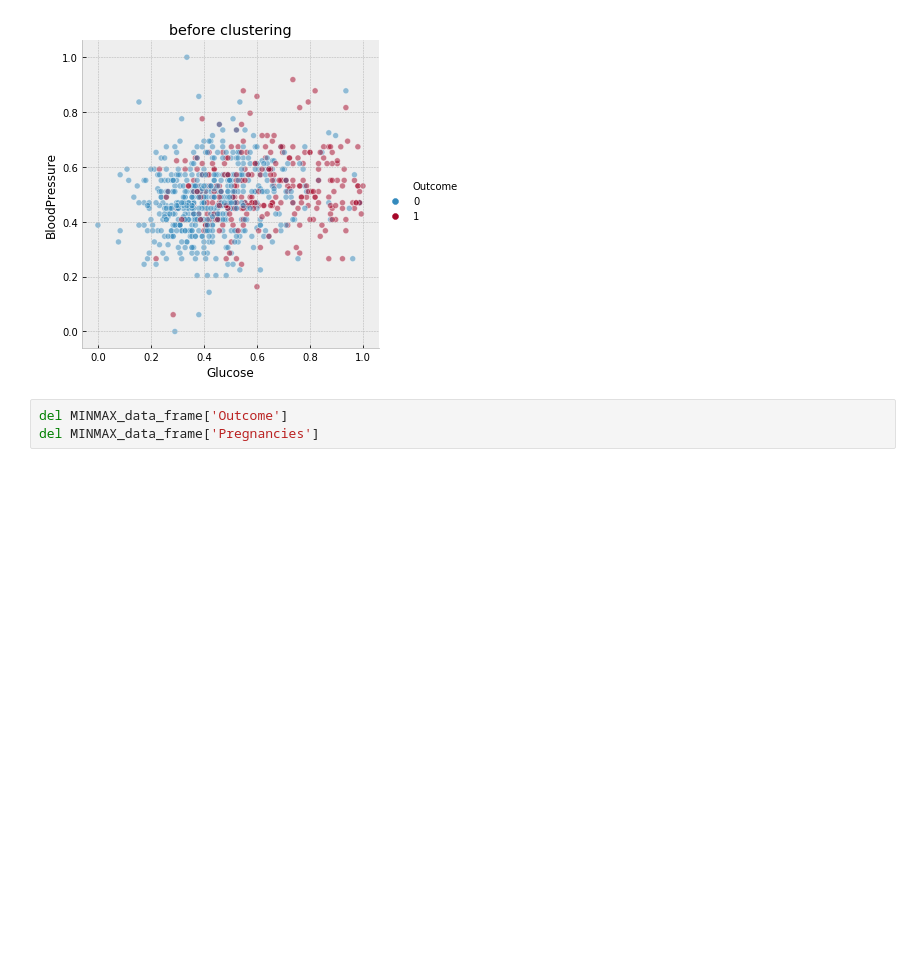
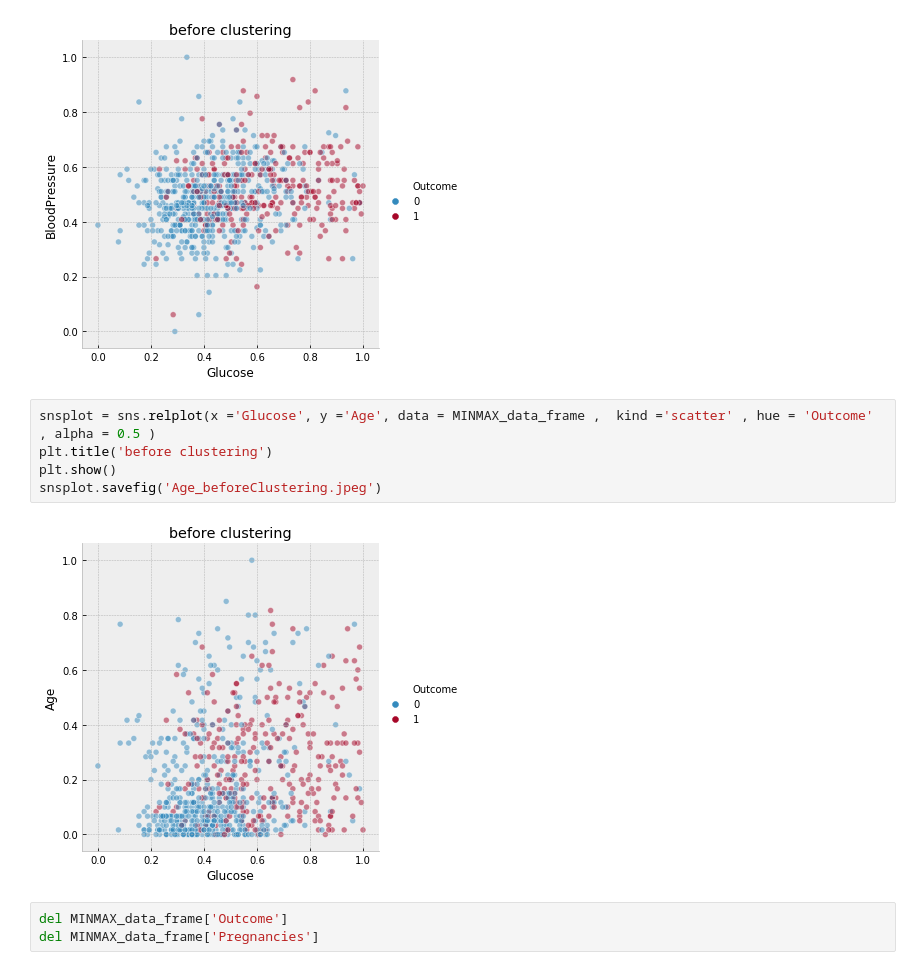
Before and after one commit to BahramJannesar/PimaIndiansDiabetsMachineLearning, a Jupyter notebook: diabets.ipynb, the cells around one changed output. Drawn from its saved outputs; the diff is of its cells as text; blank space fills up the shorter version.

Commit message:
add age diagram

```diff
--- a/diabets.ipynb
+++ b/diabets.ipynb
@@ -259,6 +259,13 @@ plt.show()
 snsplot.savefig('beforeClustering.jpeg')
 # %% [output]
 [figure]
+# %%
+snsplot = sns.relplot(x ='Glucose', y ='Age', data = MINMAX_data_frame ,  kind ='scatter' , hue = 'Outcome' , alpha = 0.5 )
+plt.title('before clustering')
+plt.show()
+snsplot.savefig('Age_beforeClustering.jpeg')
+# %% [output]
+[figure, added]
 # %%
 del MINMAX_data_frame['Outcome']
 del MINMAX_data_frame['Pregnancies']
```
Also changed, not shown: parts of 3 cells of this notebook, 5 other files.
